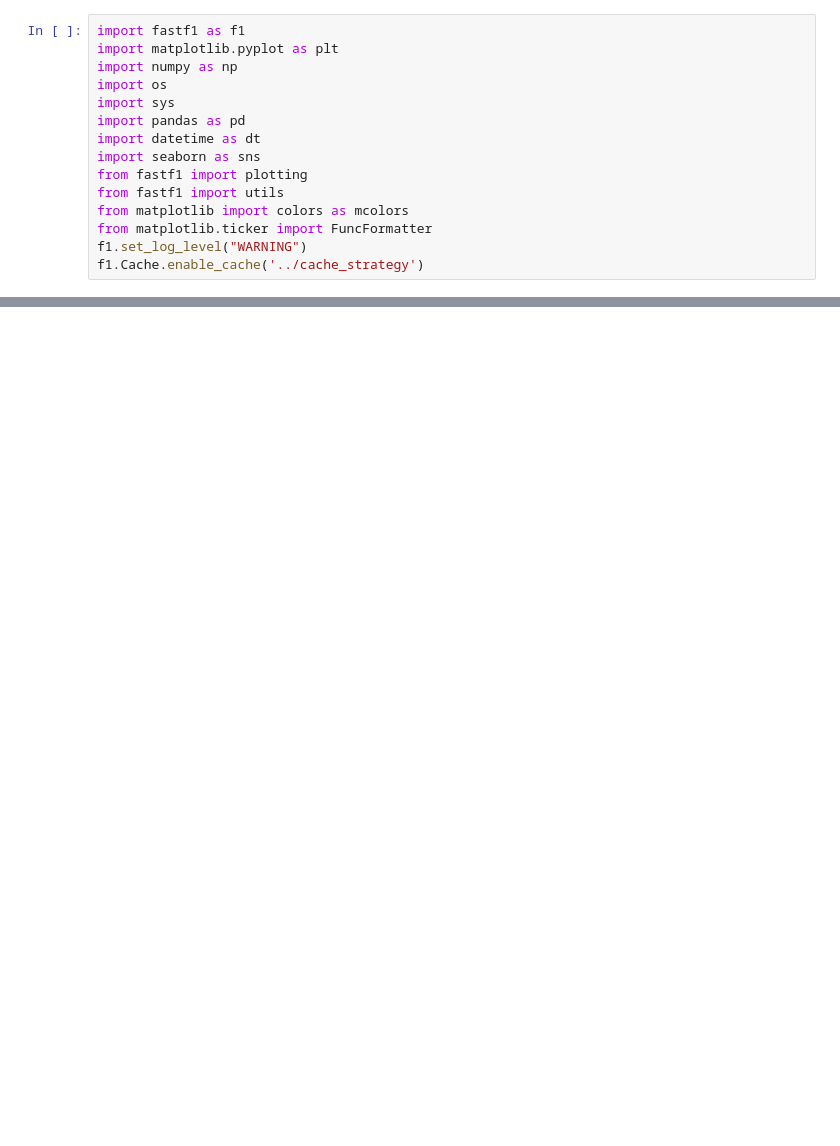
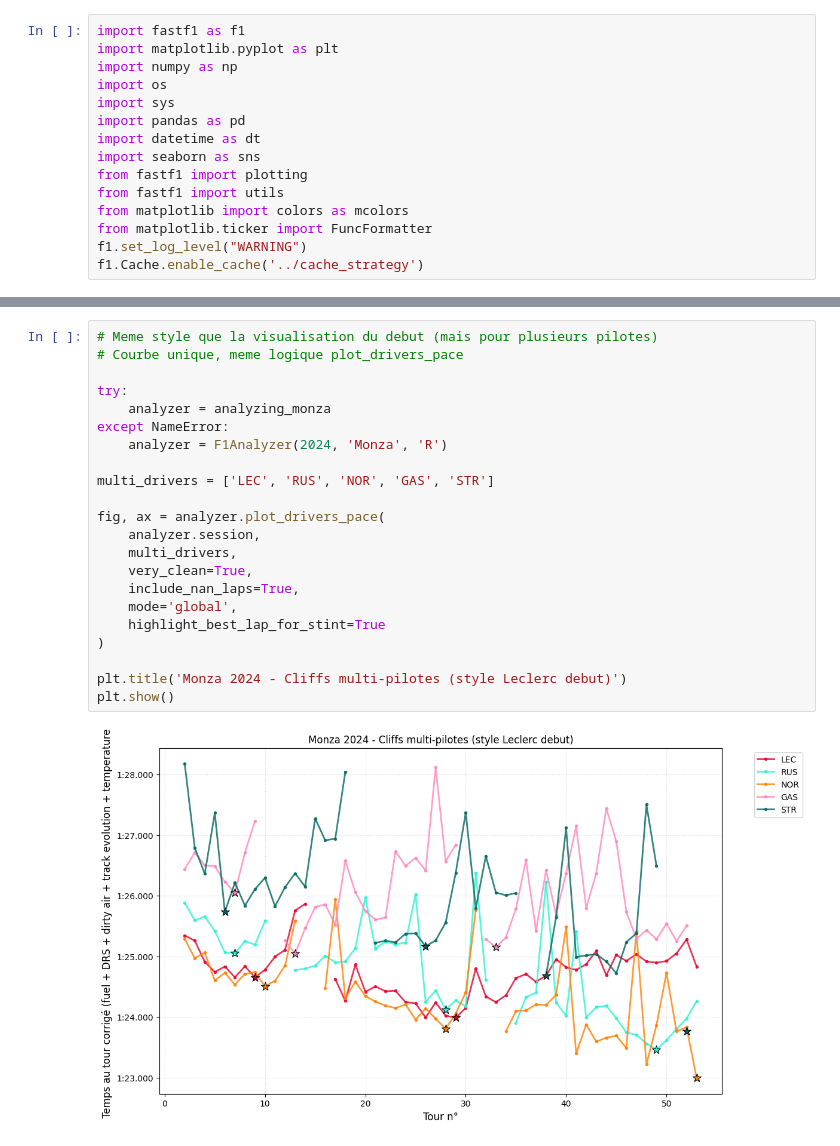
Before and after one commit to ahmedjerba/F1_Analyzer-through-goes-hamilton-, a Jupyter notebook: classes/F1_analyzer.ipynb, the cells around one changed output, grey strips where cells are left out. Saved outputs shown, nothing was run; the diff lists cells and outputs as text; blank space fills up the shorter version.

```diff
--- a/classes/F1_analyzer.ipynb
+++ b/classes/F1_analyzer.ipynb
@@ -637,0 +1087,24 @@ for m in ['fuel', 'global']:
+# %%
+# Meme style que la visualisation du debut (mais pour plusieurs pilotes)
+# Courbe unique, meme logique plot_drivers_pace
+
+try:
+    analyzer = analyzing_monza
+except NameError:
+    analyzer = F1Analyzer(2024, 'Monza', 'R')
+
+multi_drivers = ['LEC', 'RUS', 'NOR', 'GAS', 'STR']
+
+fig, ax = analyzer.plot_drivers_pace(
+    analyzer.session,
+    multi_drivers,
+    very_clean=True,
+    include_nan_laps=True,
+    mode='global',
+    highlight_best_lap_for_stint=True
+)
+
+plt.title('Monza 2024 - Cliffs multi-pilotes (style Leclerc debut)')
+plt.show()
+# %% [output]
+[figure, added]
```
Also changed, not shown: parts of 10 cells of this notebook, 4 other files.
